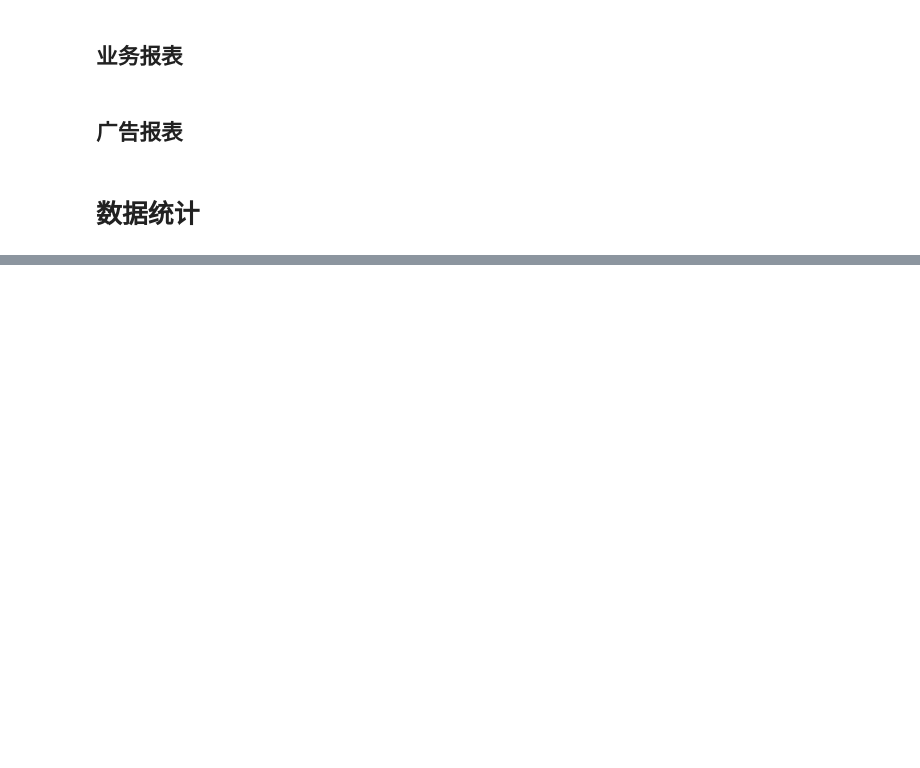
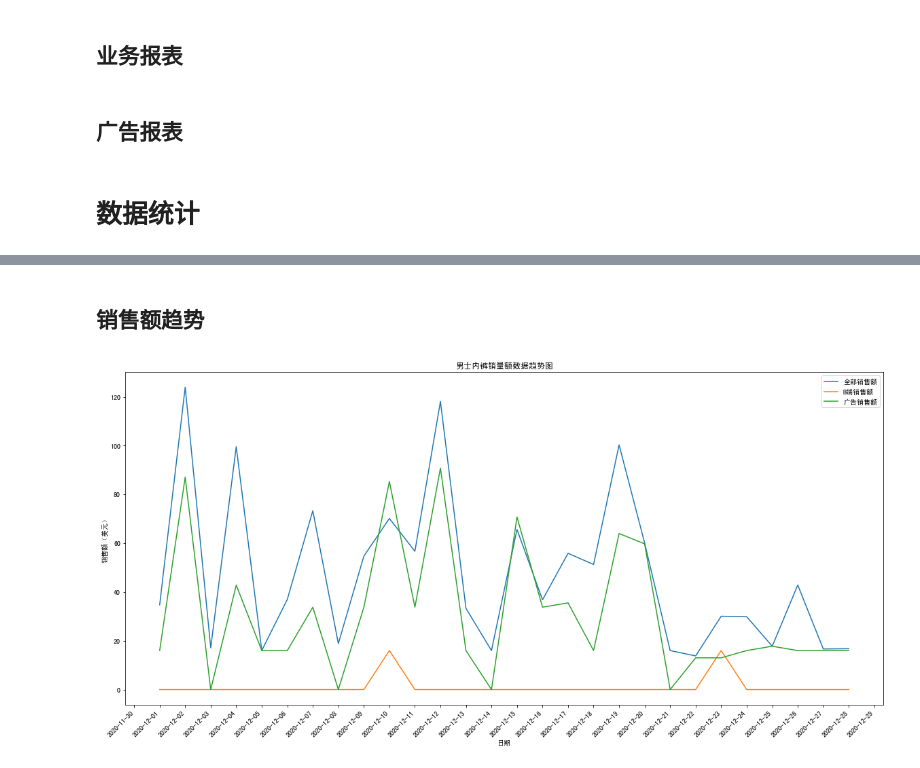
Before and after one commit to yves1012/Iridescent, a Jupyter notebook: Amazon/亚马逊数据分析.ipynb, the cells around one changed output, grey strips where cells are left out. Drawn from its saved outputs; the diff is of its cells as text; code cells hidden in the pictures; blank space fills up the shorter version.

```diff
--- a/Amazon/亚马逊数据分析.ipynb
+++ b/Amazon/亚马逊数据分析.ipynb
@@ -129,0 +215,11 @@ sql = 'select * from tbl_shark_gray_business_us where Date(Date) between "{}" an
+# %% [markdown]
+## 销售额趋势
+# %%
+# 作折线图
+x = statistical_data['Date']
+y = [[statistical_data['Sales'], '全部销售额'], [statistical_data['Sales-B2B'], 'B端销售额'], [statistical_data['Sales-AD'], '广告销售额']]
+title = '男士内裤销量额数据趋势图'
+ylabel = '销售额（美元）'
+folded_line(x, y, title, ylabel=ylabel)
+# %% [output]
+[figure, added]
```
Also changed, not shown: parts of 46 cells of this notebook, 2 other files.
